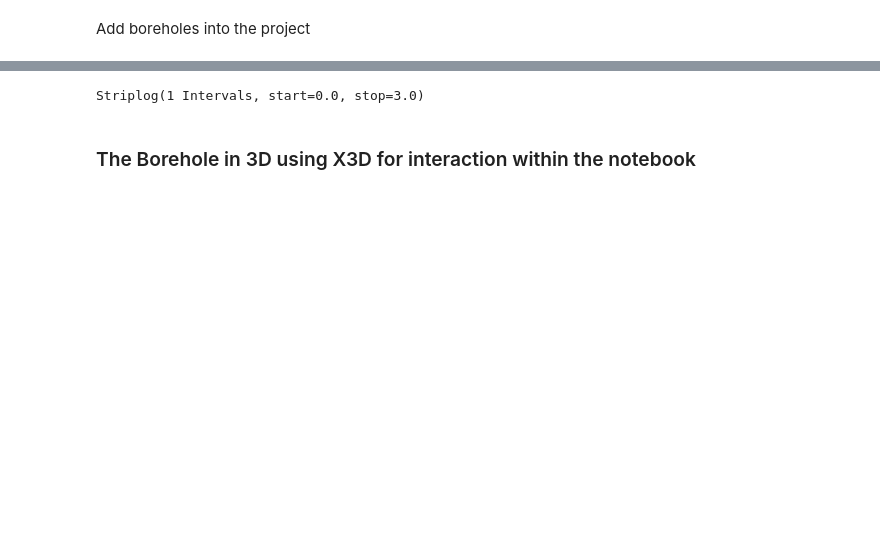
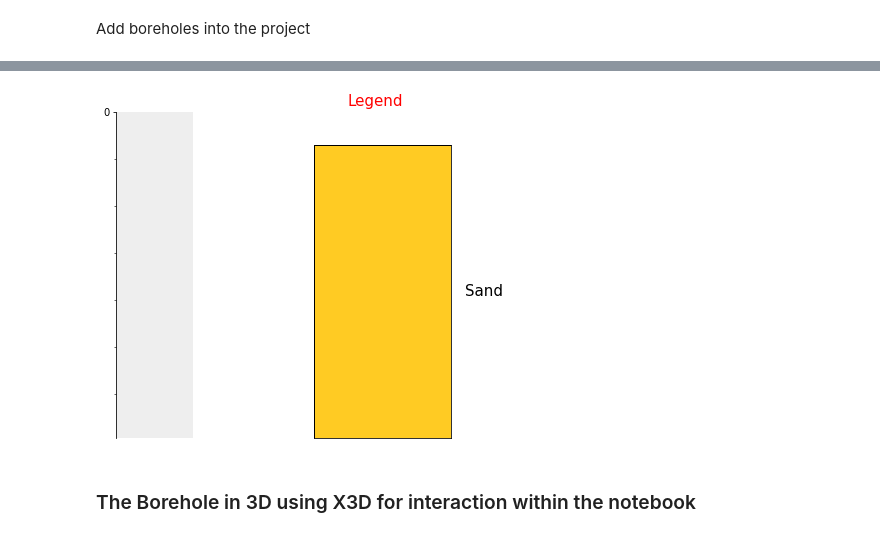
Before and after one commit to kaufmanno/GSDMA, a Jupyter notebook: playground/TFE_test/Boreholes_representation.ipynb, the cells around one changed output, grey strips where cells are left out. Cells and saved outputs as stored; diff of their text form; code cells hidden in the pictures; blank space fills up the shorter version.

```diff
--- a/playground/TFE_test/Boreholes_representation.ipynb
+++ b/playground/TFE_test/Boreholes_representation.ipynb
@@ -79,0 +57,4 @@ test
+# %%
+df_all.drop(index=df_all.query("X!=X").index, inplace=True)
+df_all.reset_index(drop=True, inplace=True)
+len(df_all)
@@ -98,7 +67,9 @@ df_all
 # %%
 bhs_df=[df_all]
 # %%
-boreholes, components= boreholes_from_files(bhs_df, verbose=True, diam_field='Diam_Pz_int', length_field='Long_Pz')#, x=list(df_all.X), y=list(df_all.Y), verbose=False)
+boreholes, components= boreholes_from_files(bhs_df, verbose=True,
+                                            diam_field='Diam_Pz_int',
+                                            length_field='Long_Pz')
 # %% [output]
 Dataframe 0 processing...
 ================================
@@ -268,7 +237,7 @@ session.close()
 # %%
-p.boreholes_3d[0]
+p.boreholes_3d[0].log_plot()
 # %% [output]
-Striplog(1 Intervals, start=0.0, stop=3.0)
+[figure, added]
 # %% [markdown]
 ### The Borehole in 3D using X3D for interaction within the notebook
 # %%
```
Also changed, not shown: parts of 28 cells of this notebook, 35 other files.
